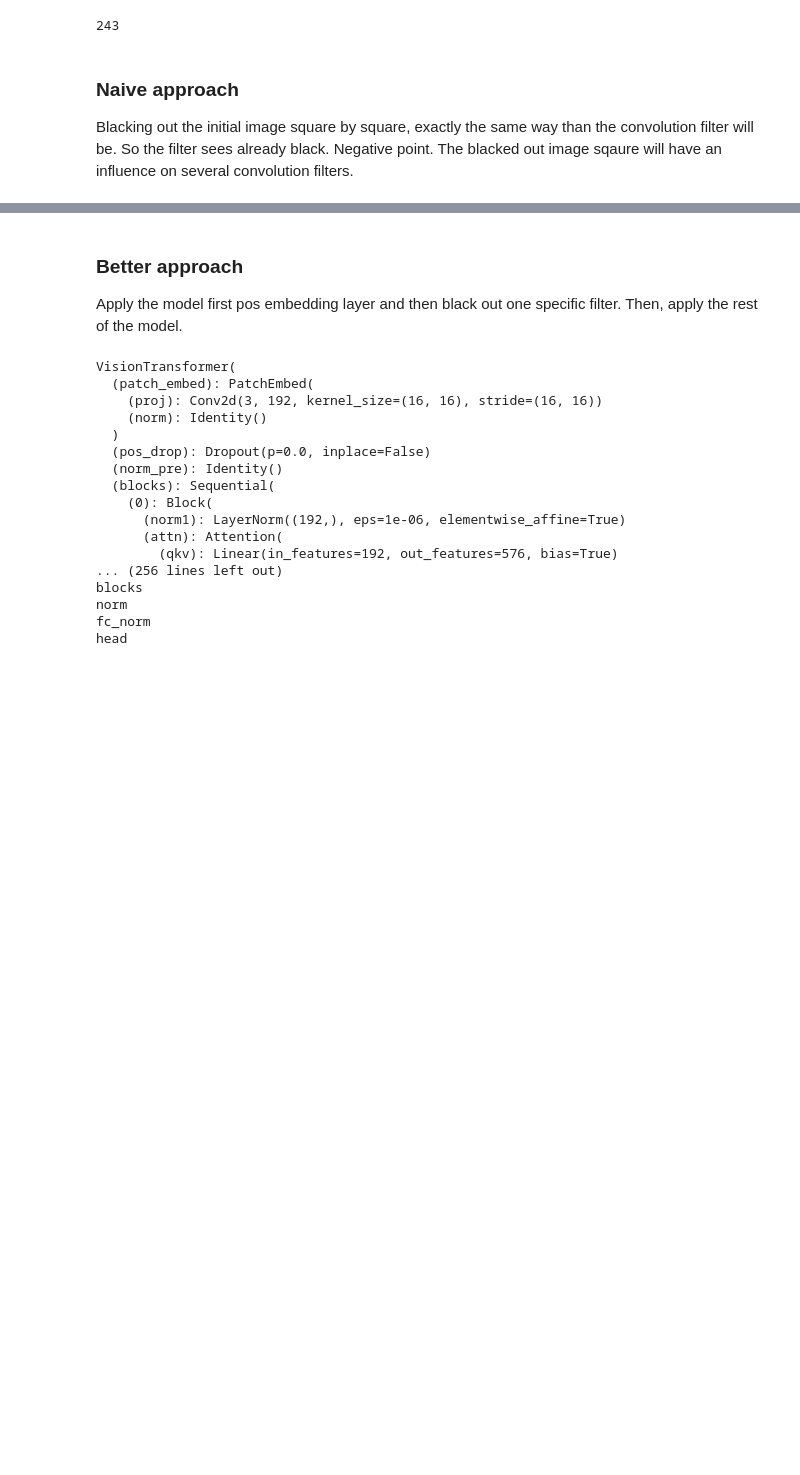
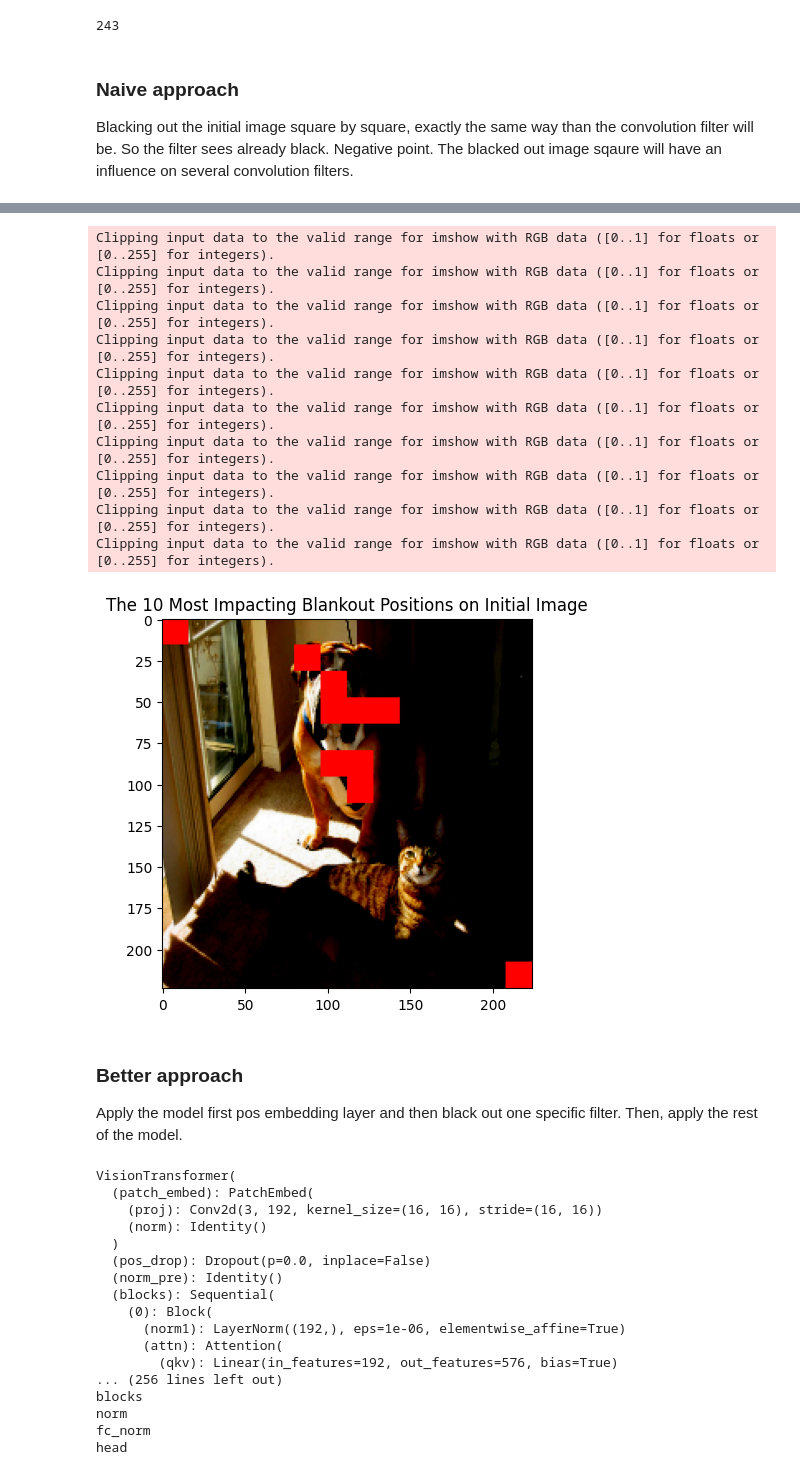
Before and after one commit to momoth12/Project-Explainability-for-Vision-Transformers, a Jupyter notebook: blank_out_reynal.ipynb, the cells around one changed output, grey strips where cells are left out. Drawn from its saved outputs; the diff is of its cells as text; code cells hidden in the pictures; blank space fills up the shorter version.

```diff
--- a/blank_out_reynal.ipynb
+++ b/blank_out_reynal.ipynb
@@ -168,3 +168,41 @@ plt.show()
+# %%
+top_indices = np.argsort(importance_vector_direct)[-10:]
+top_values = np.take(importance_vector_direct, top_indices)
+#print(top_indices, top_values)
+
+masked_image = np.copy(input_tensor)
+masked_image = np.squeeze(masked_image)
+masked_image = np.transpose(masked_image, (1, 2, 0))
+#print(masked_image.shape)
+
+mask_size = 16
+masks = []
+
+for index in top_indices:
+
+
+
+    row = index // (masked_image.shape[1] // mask_size)
+    col = index % (masked_image.shape[0] // mask_size)
+
+    masked_image[row * mask_size : (row+1) * mask_size, col * mask_size : (col+1) * mask_size, :] = torch.Tensor([1,0,0])
+    #print(top_values[np.where(top_indices == index)])
+
+    plt.imshow(np.array(masked_image))
+    plt.title("The 10 Most Impacting Blankout Positions on Initial Image")
+    #plt.show()
+# %% [output]
+Clipping input data to the valid range for imshow with RGB data ([0..1] for floats or [0..255] for integers).
+Clipping input data to the valid range for imshow with RGB data ([0..1] for floats or [0..255] for integers).
+Clipping input data to the valid range for imshow with RGB data ([0..1] for floats or [0..255] for integers).
+Clipping input data to the valid range for imshow with RGB data ([0..1] for floats or [0..255] for integers).
+Clipping input data to the valid range for imshow with RGB data ([0..1] for floats or [0..255] for integers).
+Clipping input data to the valid range for imshow with RGB data ([0..1] for floats or [0..255] for integers).
+Clipping input data to the valid range for imshow with RGB data ([0..1] for floats or [0..255] for integers).
+Clipping input data to the valid range for imshow with RGB data ([0..1] for floats or [0..255] for integers).
+Clipping input data to the valid range for imshow with RGB data ([0..1] for floats or [0..255] for integers).
+Clipping input data to the valid range for imshow with RGB data ([0..1] for floats or [0..255] for integers).
+[figure, added]
 # %% [markdown]
 ### Better approach
 
```
Also changed, not shown: parts of 3 cells of this notebook.
